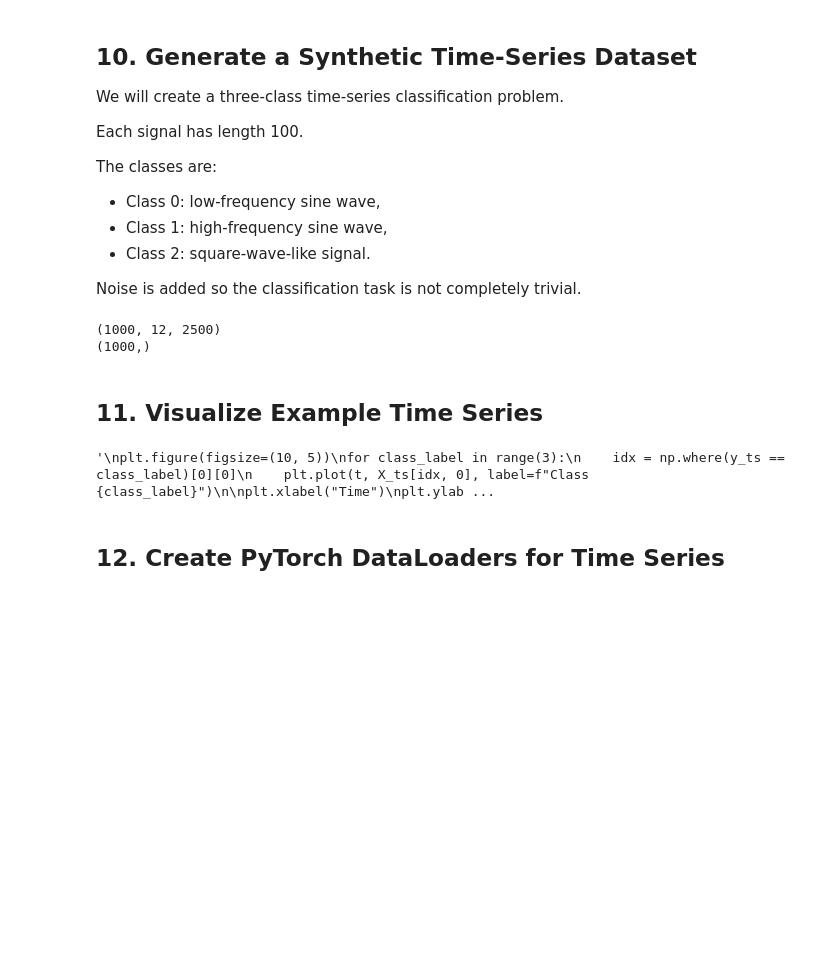
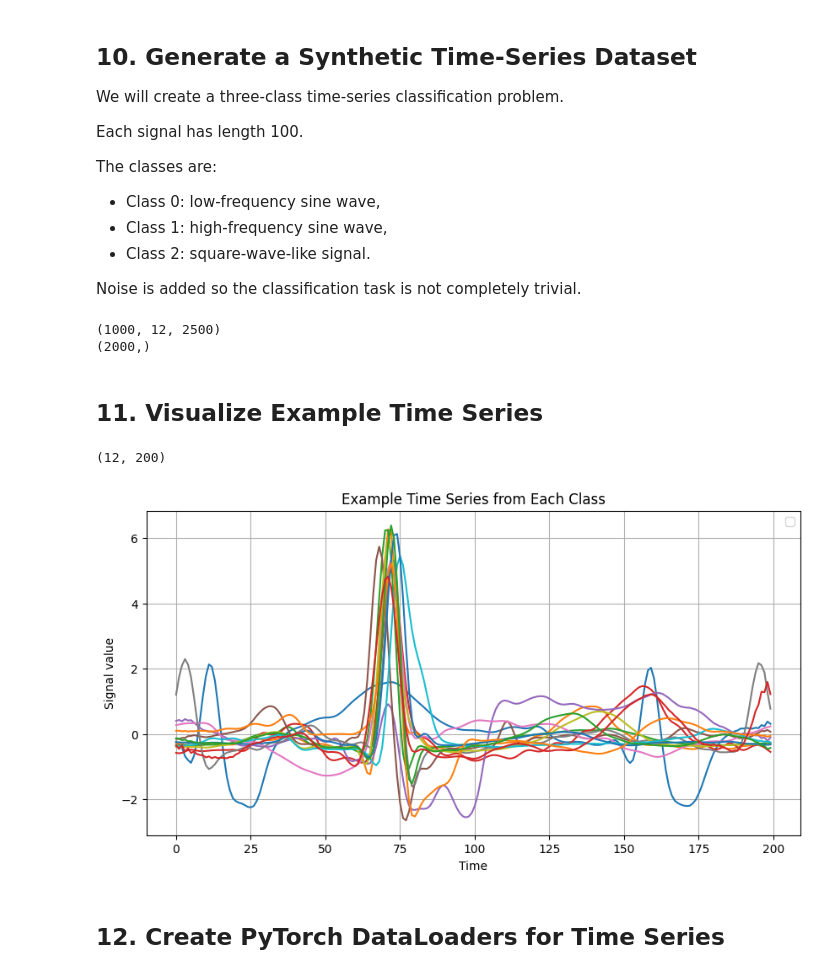
Before and after one commit to mjcolebank/Colebank_REU_2026, a Jupyter notebook: CNN/AVG_TEST_CNN_Example_Pytorch.ipynb, the cells around one changed output. Cells and saved outputs as stored; diff of their text form; code cells hidden in the pictures; blank space fills up the shorter version.

```diff
--- a/CNN/AVG_TEST_CNN_Example_Pytorch.ipynb
+++ b/CNN/AVG_TEST_CNN_Example_Pytorch.ipynb
@@ -552,7 +559,7 @@ def plot_individual_and_average_for_lead(
 # %%
 from re import X
 ECG_data_1K = np.load('ECG_waveforms_1K.npy')
-ECG_summary_1K = np.load('ECG_metrics_1K.npy')
+# ECG_summary_1K = np.load('ECG_metrics_1K.npy')
 Echo_5K = pd.read_csv('EchoNext_EchoData_5K.csv')
 
 labels = Echo_5K['shd_moderate_or_greater_flag']
@@ -561,9 +568,9 @@ labels = Echo_5K['shd_moderate_or_greater_flag']
 #initial definitions
 negative = labels==0
 positive = labels==1
-y_ts = np.array(labels[:1000])
-X = ECG_data_1K[:1000]
-#X_ts = np.swapaxes(X, 1, 2)
+y_ts = np.array(labels[:2000])
+X = ECG_data_1K[:2000]
+X_ts = np.swapaxes(X, 1, 2)
 print(X_ts.shape)
 print(y_ts.shape)
 
@@ -575,7 +582,7 @@ X_filt = np.array([
     for x in X
 ])
 
-X_ts = np.swapaxes(X, 1, 2)
+X_ts = np.swapaxes(X_filt, 1, 2)
 
 X_avg_list = []
 y_avg_list = []
@@ -615,27 +622,29 @@ X_avg = (X_avg - X_avg.mean(axis=2, keepdims=True)) / (
 )
 # %% [output]
 (1000, 12, 2500)
-(1000,)
+(2000,)
 # %% [markdown]
 
 ## 11. Visualize Example Time Series
+# %%
+print(np.shape(X_avg[99]))
+# %% [output]
+(12, 200)
 # %%
 
-'''
+
 plt.figure(figsize=(10, 5))
-for class_label in range(3):
-    idx = np.where(y_ts == class_label)[0][0]
-    plt.plot(t, X_ts[idx, 0], label=f"Class {class_label}")
+for idx in range(14):
+    plt.plot(X_avg[idx][0,:])
 
 plt.xlabel("Time")
 plt.ylabel("Signal value")
 plt.title("Example Time Series from Each Class")
 plt.grid(True)
 plt.legend()
 plt.show()
-'''
 # %% [output]
-'\nplt.figure(figsize=(10, 5))\nfor class_label in range(3):\n    idx = np.where(y_ts == class_label)[0][0]\n    plt.plot(t, X_ts[idx, 0], label=f"Class {class_label}")\n\nplt.xlabel("Time")\nplt.ylab ...
+[figure, added]
 # %% [markdown]
 
 ## 12. Create PyTorch DataLoaders for Time Series
```
Also changed, not shown: parts of 43 cells of this notebook.
